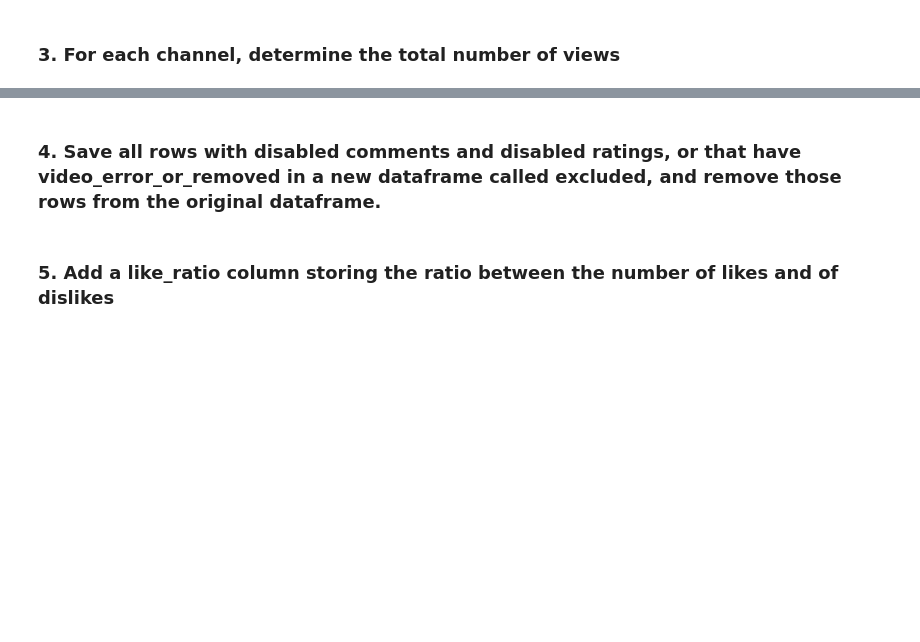
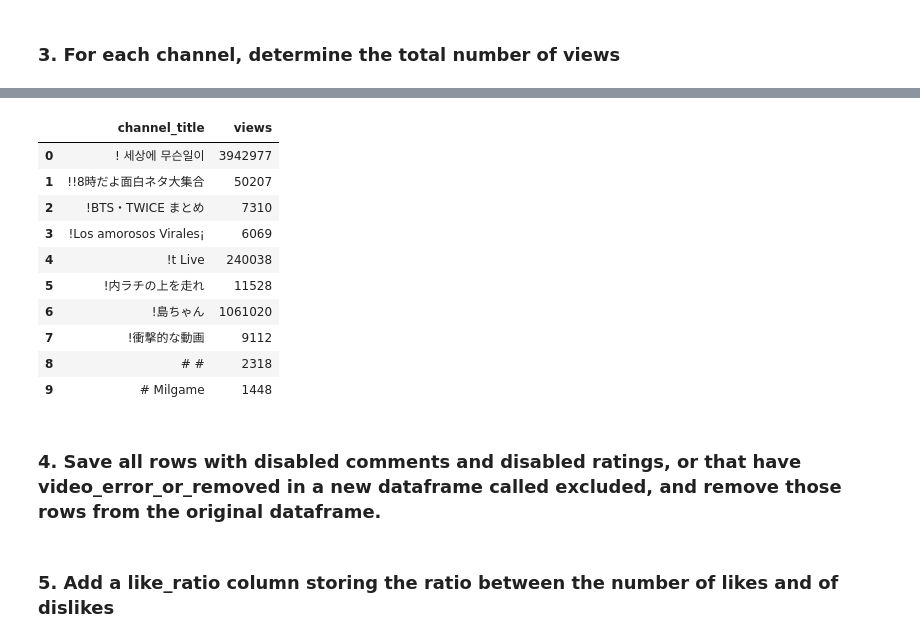
Before and after one commit to meryannjoy/Foundations-of-Computer-Science, a Jupyter notebook: Youtube Trending Notebook.ipynb, the cells around one changed output, grey strips where cells are left out. Drawn from its saved outputs; the diff is of its cells as text; code cells hidden in the pictures; blank space fills up the shorter version.

```diff
--- a/Youtube Trending Notebook.ipynb
+++ b/Youtube Trending Notebook.ipynb
@@ -90,3 +129,19 @@ df_videos
+# %%
+total_views_per_channel = df_videos.groupby("channel_title")["views"].sum().reset_index()
+
+total_views_per_channel.head(10)
+# %% [output]
+|  | channel_title | views |
+| 0 | ! 세상에 무슨일이 | 3942977 |
+| 1 | !!8時だよ面白ネタ大集合 | 50207 |
+| 2 | !BTS・TWICE まとめ | 7310 |
+| 3 | !Los amorosos Virales¡ | 6069 |
+| 4 | !t Live | 240038 |
+| 5 | !内ラチの上を走れ | 11528 |
+| 6 | !島ちゃん | 1061020 |
+| 7 | !衝撃的な動画 | 9112 |
+| 8 | # # | 2318 |
+| 9 | # Milgame | 1448 |
 # %% [markdown]
 ### 4. Save all rows with disabled comments and disabled ratings, or that have video_error_or_removed in a new dataframe called excluded, and remove those rows from the original dataframe.
 # %%
```
Also changed, not shown: parts of 10 cells of this notebook.
